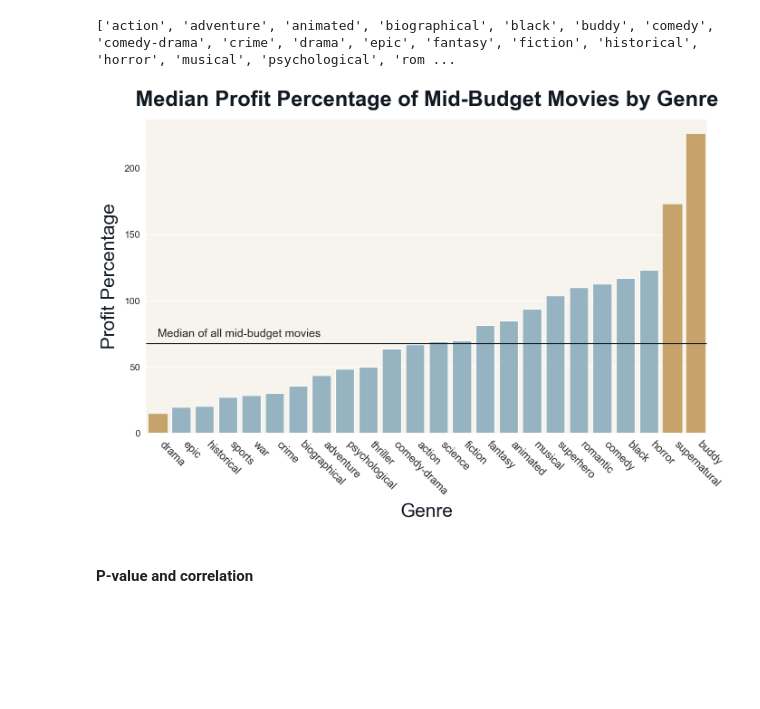
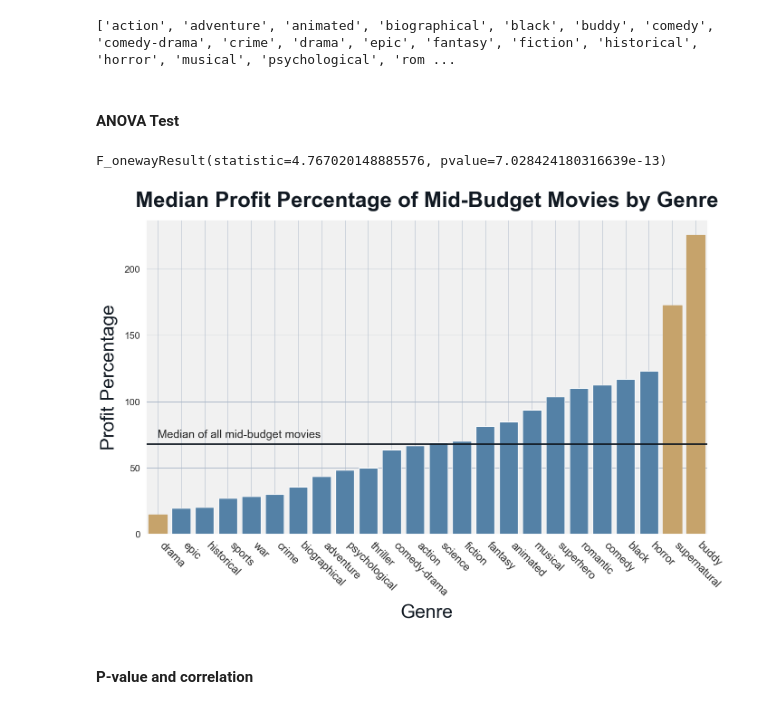
Before and after one commit to S3tuit/jup_lab, a Jupyter notebook: movies_analysis.ipynb, the cells around one changed output. Drawn from its saved outputs; the diff is of its cells as text; code cells hidden in the pictures; blank space fills up the shorter version.

```diff
--- a/movies_analysis.ipynb
+++ b/movies_analysis.ipynb
@@ -449,34 +459,44 @@ mid_df_profit_perc = mid_df[mid_genres+ ['Profit perc']].apply(profit_genre, gen
                                      col='Profit perc', axis=1)
 
 mid_df_profit_perc[mid_df_profit_perc == 0] = np.nan
+# %% [markdown]
+#### ANOVA Test
+# %%
+from scipy.stats import f_oneway
+
+mid_data_for_anova = [mid_df_profit_perc[x].dropna() for x in mid_genres]
+
+f_oneway(*mid_data_for_anova)
+# %% [output]
+F_onewayResult(statistic=4.767020148885576, pvalue=7.028424180316639e-13)
 # %%
 fig, ax = plt.subplots(figsize=(16,9))
 
 data2 = mid_df_profit_perc.drop(columns='Profit perc').median(axis=0).sort_values().to_frame().reset_index()
 
-ax = sns.barplot(data=data2, x='index', y=0, color='#8EB5C8', alpha=1)
+ax = sns.barplot(data=data2, x='index', y=0, color='steelblue', alpha=1)
 
 ax.get_children()[0].set_color('#C6A36B')
 ax.get_children()[22].set_color('#C6A36B')
 ax.get_children()[23].set_color('#C6A36B')
 
 plt.axhline(y=data2[0].median(), color='#111922',linewidth=2)
 ax.annotate('Median of all mid-budget movies', xy=(0, data2[0].median() + 7),
             ha='left', va='center', fontsize=18)
 
 plt.yticks(fontsize=15)
 plt.xticks(rotation=-45, fontsize=17, ha='left')
 
 ax.set_ylabel('Profit Percentage', fontsize=30, labelpad=10, color='#111922')
 ax.set_xlabel('Genre', fontsize=30, labelpad=10, color='#111922')
 ax.set_title('Median Profit Percentage of Mid-Budget Movies by Genre',
              fontsize=34, pad=21, fontweight='bold', color='#111922')
 
-ax.set_facecolor("#F6F4ED")
+ax.set_facecolor("#F1F1F1")
 plt.grid(color = '#AAB7C8', linestyle = '-', linewidth = 0.7)
 plt.show()
 # %% [output]
-[figure, old version]
+[figure, new version]
 # %% [markdown]
 #### P-value and correlation
 # %%
```
Also changed, not shown: parts of 13 cells of this notebook.
